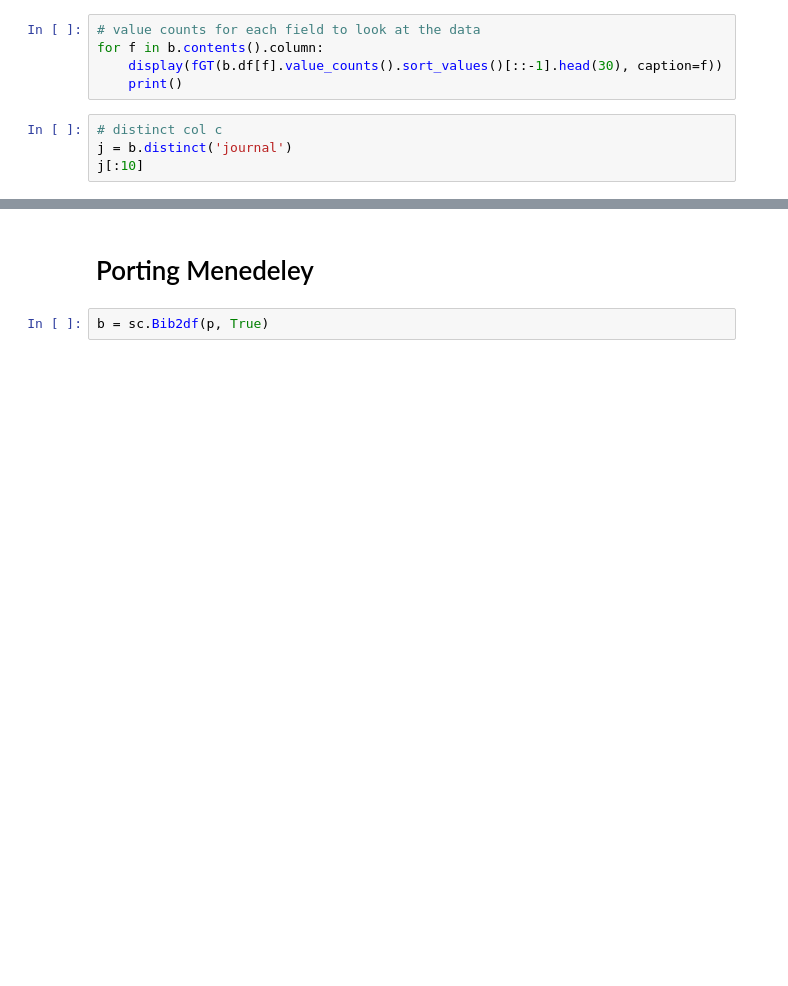
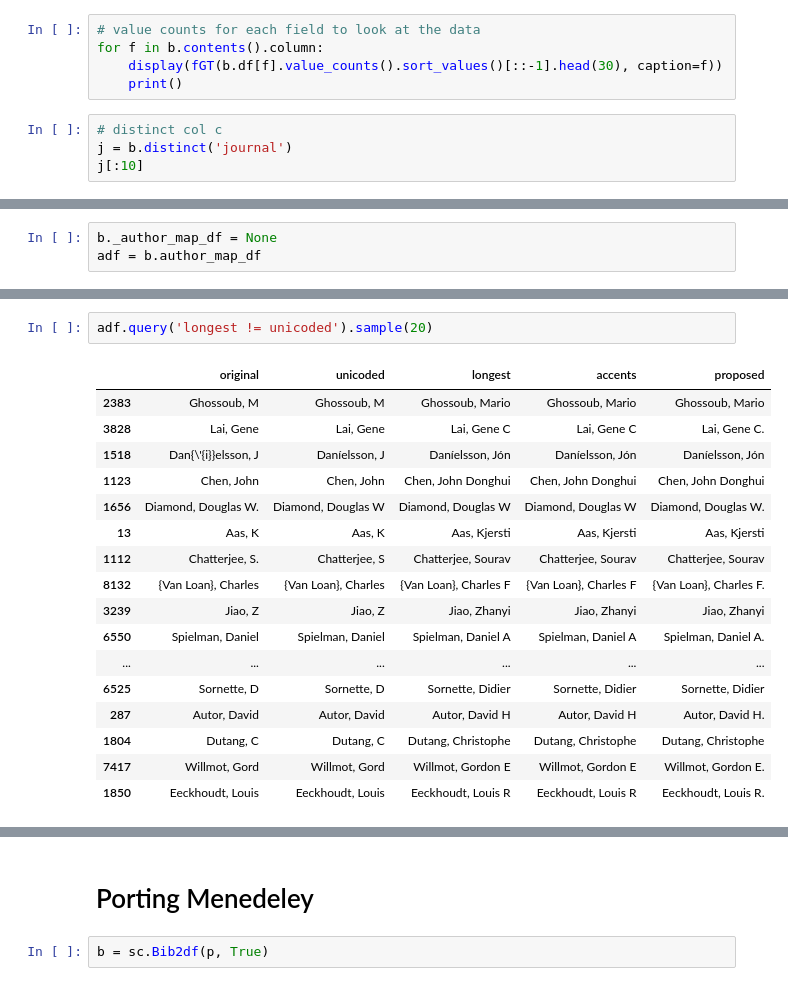
Before and after one commit to mynl/archivum_project, a Jupyter notebook: temp/Bibtex-to-df-and-tidy.ipynb, the cells around one changed output, grey strips where cells are left out. Cells and saved outputs as stored; diff of their text form; blank space fills up the shorter version.

```diff
--- a/temp/Bibtex-to-df-and-tidy.ipynb
+++ b/temp/Bibtex-to-df-and-tidy.ipynb
@@ -106,0 +115,3 @@ j[:10]
+# %%
+b._author_map_df = None
+adf = b.author_map_df
@@ -106,0 +137,20 @@ j[:10]
+# %%
+adf.query('longest != unicoded').sample(20)
+# %% [output]
+|  | original | unicoded | longest | accents | proposed |
+| 2383 | Ghossoub, M | Ghossoub, M | Ghossoub, Mario | Ghossoub, Mario | Ghossoub, Mario |
+| 3828 | Lai, Gene | Lai, Gene | Lai, Gene C | Lai, Gene C | Lai, Gene C. |
+| 1518 | Dan{\'{i}}elsson, J | Daníelsson, J | Daníelsson, Jón | Daníelsson, Jón | Daníelsson, Jón |
+| 1123 | Chen, John | Chen, John | Chen, John Donghui | Chen, John Donghui | Chen, John Donghui |
+| 1656 | Diamond, Douglas W. | Diamond, Douglas W | Diamond, Douglas W | Diamond, Douglas W | Diamond, Douglas W. |
+| 13 | Aas, K | Aas, K | Aas, Kjersti | Aas, Kjersti | Aas, Kjersti |
+| 1112 | Chatterjee, S. | Chatterjee, S | Chatterjee, Sourav | Chatterjee, Sourav | Chatterjee, Sourav |
+| 8132 | {Van Loan}, Charles | {Van Loan}, Charles | {Van Loan}, Charles F | {Van Loan}, Charles F | {Van Loan}, Charles F. |
+| 3239 | Jiao, Z | Jiao, Z | Jiao, Zhanyi | Jiao, Zhanyi | Jiao, Zhanyi |
+| 6550 | Spielman, Daniel | Spielman, Daniel | Spielman, Daniel A | Spielman, Daniel A | Spielman, Daniel A. |
+| ... | ... | ... | ... | ... | ... |
+| 6525 | Sornette, D | Sornette, D | Sornette, Didier | Sornette, Didier | Sornette, Didier |
+| 287 | Autor, David | Autor, David | Autor, David H | Autor, David H | Autor, David H. |
+| 1804 | Dutang, C | Dutang, C | Dutang, Christophe | Dutang, Christophe | Dutang, Christophe |
+| 7417 | Willmot, Gord | Willmot, Gord | Willmot, Gordon E | Willmot, Gordon E | Willmot, Gordon E. |
+| 1850 | Eeckhoudt, Louis | Eeckhoudt, Louis | Eeckhoudt, Louis R | Eeckhoudt, Louis R | Eeckhoudt, Louis R. |
```
Also changed, not shown: parts of 15 cells of this notebook, 8 other files.
